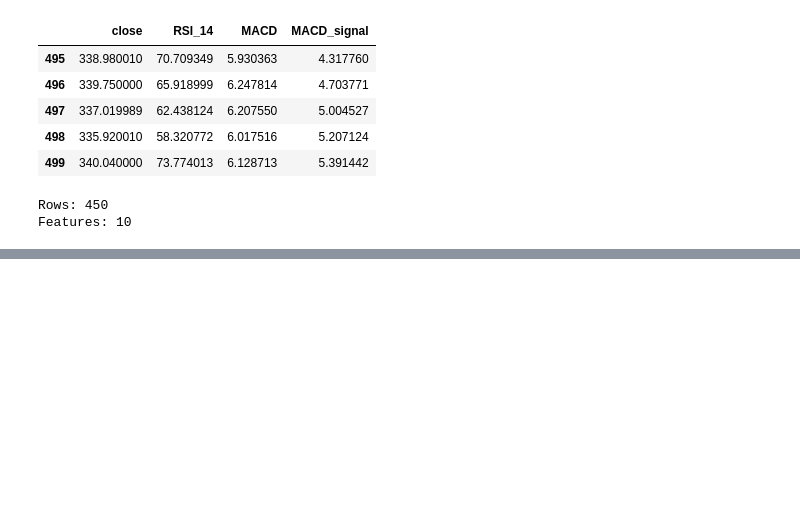
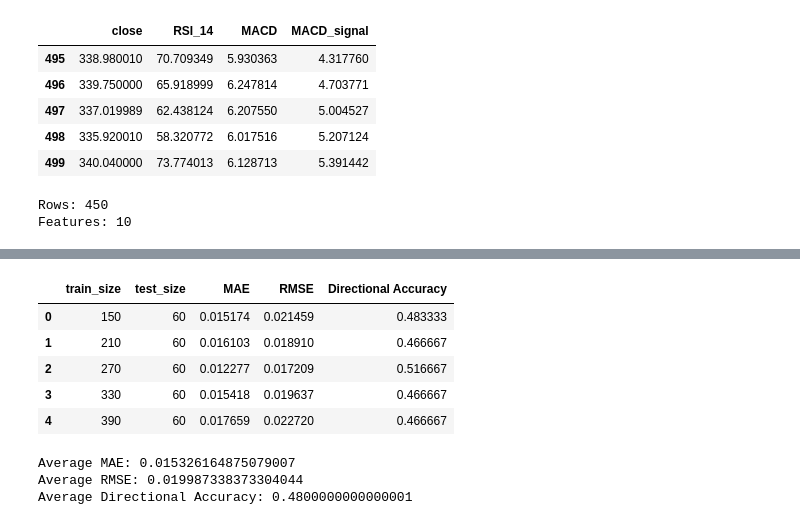
Before and after one commit to AlphaVonAntraxia/AVA-AI_MODEL-2, a Jupyter notebook: notebooks/01-exploratory_data_analysis.ipynb, the cells around one changed output, grey strips where cells are left out. Saved outputs shown, nothing was run; the diff lists cells and outputs as text; code cells hidden in the pictures; blank space fills up the shorter version.

```diff
--- a/notebooks/01-exploratory_data_analysis.ipynb
+++ b/notebooks/01-exploratory_data_analysis.ipynb
@@ -3646,0 +3824,10 @@ Features: 10
+# %%
+walk_splits = [
+    (150, 150, 210),
+    (210, 210, 270),
+    (270, 270, 330),
+    (330, 330, 390),
+    (390, 390, 450),
+]
+
+print("Walk-forward splits:", walk_splits)
@@ -3646,0 +3912,61 @@ Features: 10
+# %%
+technical_walk_df = technical_model_df.copy()
+
+technical_walk_results = []
+
+for train_end, test_start, test_end in walk_splits:
+    train_df = technical_walk_df.iloc[:train_end]
+    test_df = technical_walk_df.iloc[test_start:test_end]
+
+    X_train = train_df[technical_features]
+    y_train = train_df["target_return"]
+
+    X_test = test_df[technical_features]
+    y_test = test_df["target_return"]
+
+    model = RandomForestRegressor(
+        n_estimators=200,
+        random_state=42
+    )
+
+    model.fit(X_train, y_train)
+
+    predictions = model.predict(X_test)
+
+    mae = mean_absolute_error(y_test, predictions)
+    rmse = np.sqrt(mean_squared_error(y_test, predictions))
+
+    directional_accuracy = (
+        np.sign(y_test) == np.sign(predictions)
+    ).mean()
+
+    technical_walk_results.append({
+        "train_size": train_end,
+        "test_size": len(test_df),
+        "MAE": mae,
+        "RMSE": rmse,
+        "Directional Accuracy": directional_accuracy
+    })
+
+technical_walk_results_df = pd.DataFrame(technical_walk_results)
+
+technical_walk_results_df
+# %% [output]
+|  | train_size | test_size | MAE | RMSE | Directional Accuracy |
+| 0 | 150 | 60 | 0.015174 | 0.021459 | 0.483333 |
+| 1 | 210 | 60 | 0.016103 | 0.018910 | 0.466667 |
+| 2 | 270 | 60 | 0.012277 | 0.017209 | 0.516667 |
+| 3 | 330 | 60 | 0.015418 | 0.019637 | 0.466667 |
+| 4 | 390 | 60 | 0.017659 | 0.022720 | 0.466667 |
+# %%
+technical_avg_mae = technical_walk_results_df["MAE"].mean()
+technical_avg_rmse = technical_walk_results_df["RMSE"].mean()
+technical_avg_direction = technical_walk_results_df["Directional Accuracy"].mean()
+
+print("Average MAE:", technical_avg_mae)
+print("Average RMSE:", technical_avg_rmse)
+print("Average Directional Accuracy:", technical_avg_direction)
+# %% [output]
+Average MAE: 0.015326164875079007
+Average RMSE: 0.019987338373304044
+Average Directional Accuracy: 0.4800000000000001
```
Also changed, not shown: parts of 18 cells of this notebook.
